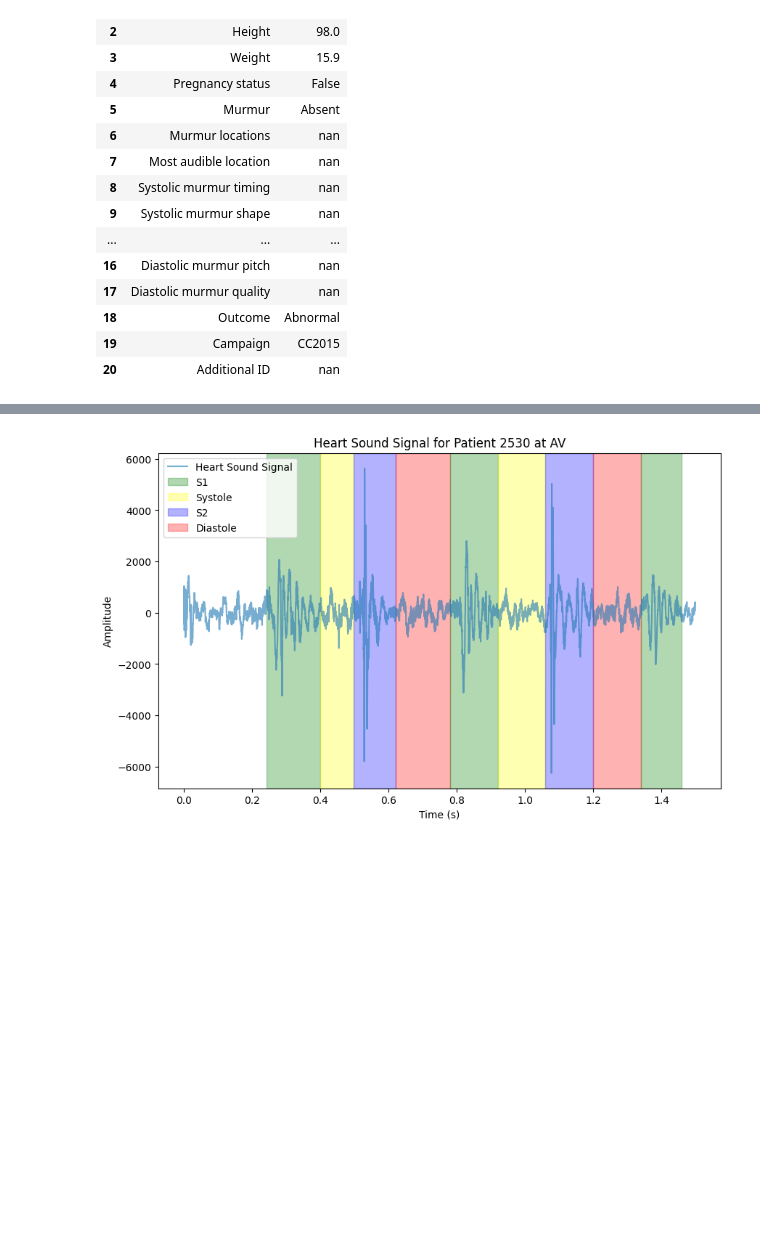
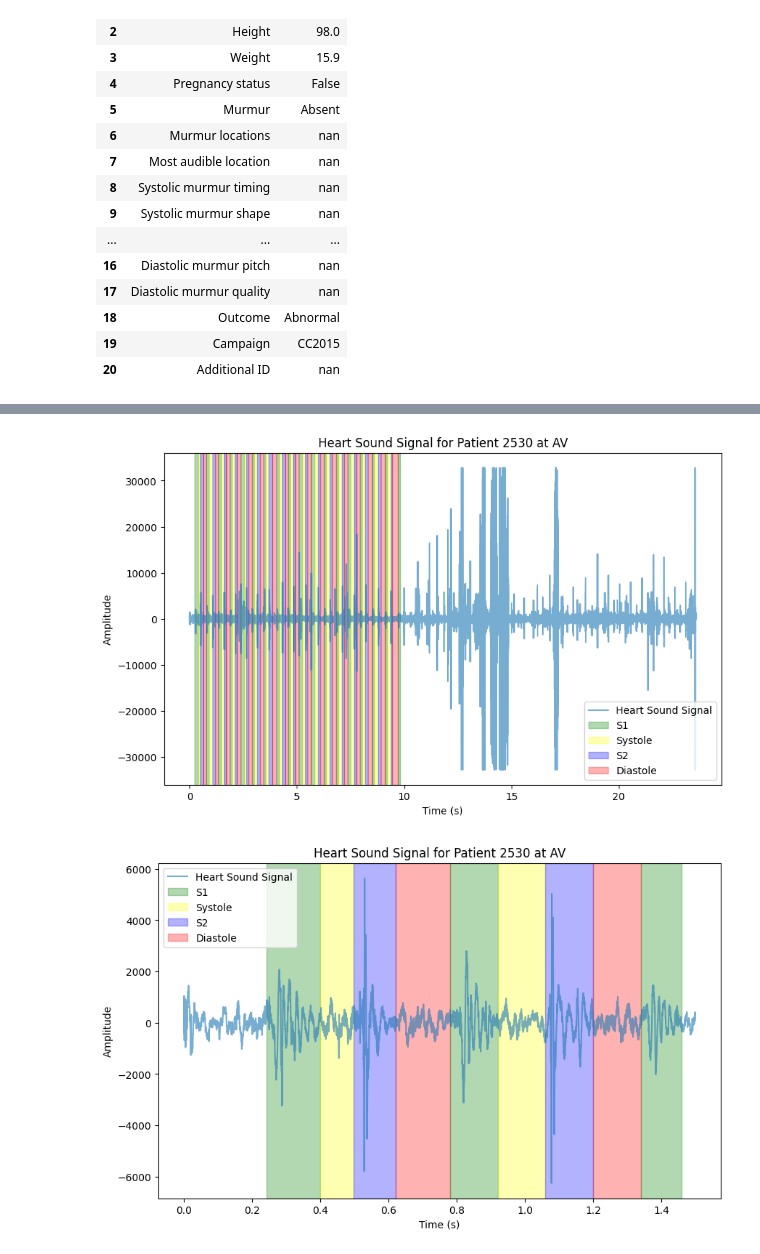
Before and after one commit to NITRR-Vivek/HeartML, a Jupyter notebook: one_data.ipynb, the cells around one changed output, grey strips where cells are left out. Drawn from its saved outputs; the diff is of its cells as text; code cells hidden in the pictures; blank space fills up the shorter version.

```diff
--- a/one_data.ipynb
+++ b/one_data.ipynb
@@ -88,3 +104,10 @@ demographics_df
+# %%
+patient_id = '2530'
+location = 'AV'
+fs, audio, segmentation, demographics = load_patient_data(patient_id, location)
+plot_heart_sound(audio, fs, segmentation, title=f'Heart Sound Signal for Patient {patient_id} at {location}')
+# %% [output]
+[figure, added]
 # %%
 time = 1.5
 plot_heart_sound(audio, fs, segmentation, title=f'Heart Sound Signal for Patient {patient_id} at {location}',max_time=time)
```
Also changed, not shown: parts of 5 cells of this notebook.
